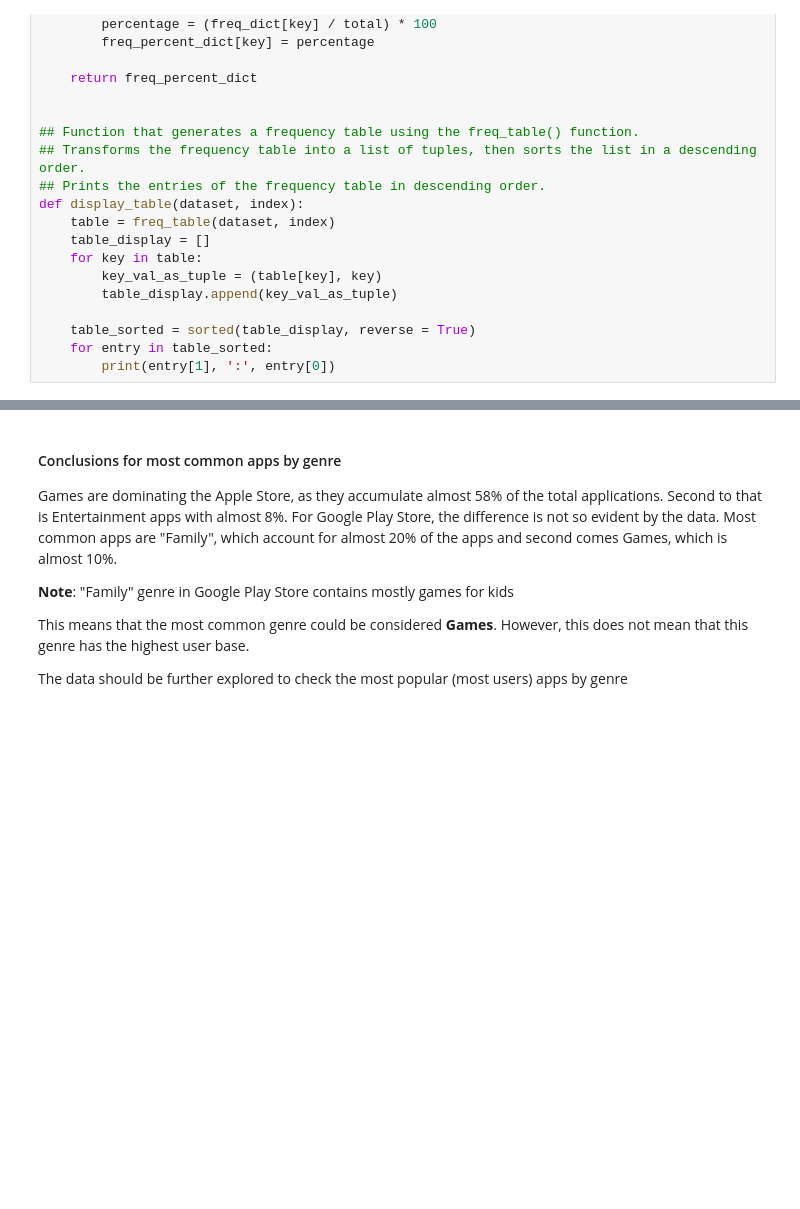
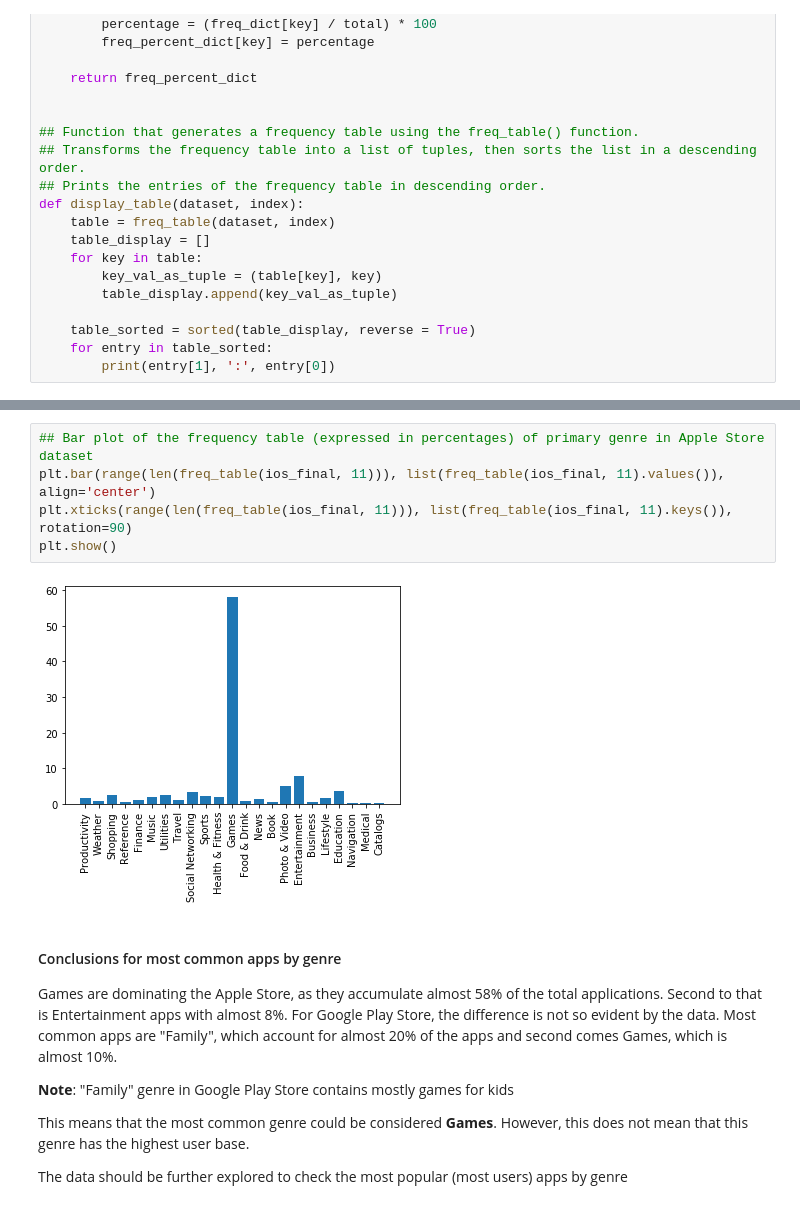
Before and after one commit to kostasd/App_profile_recommendation, a Jupyter notebook: App_profile_recommendation.ipynb, the cells around one changed output, grey strips where cells are left out. Drawn from its saved outputs; the diff is of its cells as text; blank space fills up the shorter version.

```diff
--- a/App_profile_recommendation.ipynb
+++ b/App_profile_recommendation.ipynb
@@ -697,3 +744,10 @@ BEAUTY : 0.5975871011387981
+# %%
+## Bar plot of the frequency table (expressed in percentages) of primary genre in Apple Store dataset
+plt.bar(range(len(freq_table(ios_final, 11))), list(freq_table(ios_final, 11).values()), align='center')
+plt.xticks(range(len(freq_table(ios_final, 11))), list(freq_table(ios_final, 11).keys()), rotation=90)
+plt.show()
+# %% [output]
+[figure, added]
 # %% [markdown]
 #### Conclusions for most common apps by genre
 
```
Also changed, not shown: parts of 100 cells of this notebook, 1 other file.
